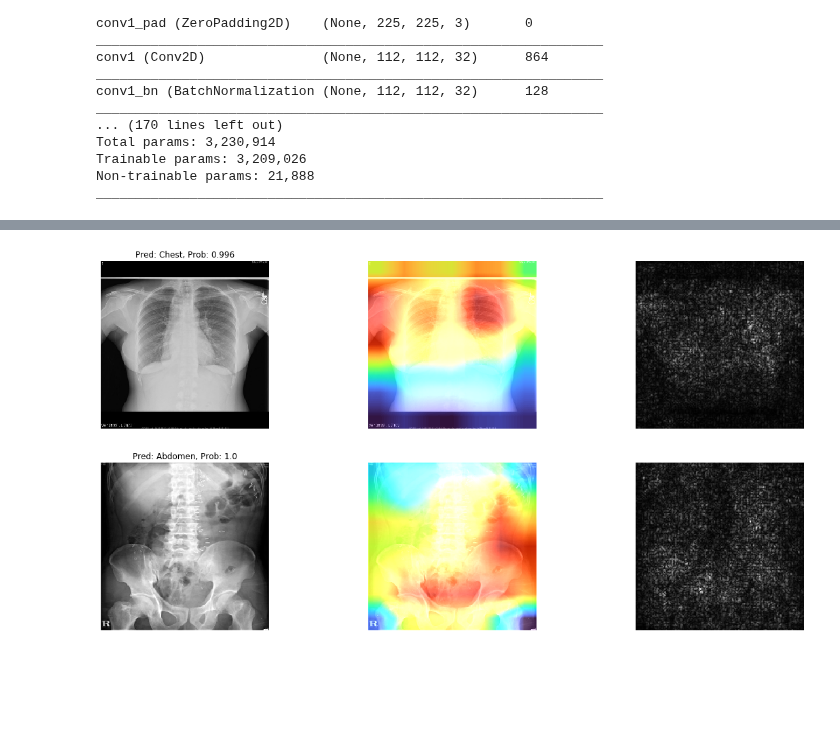
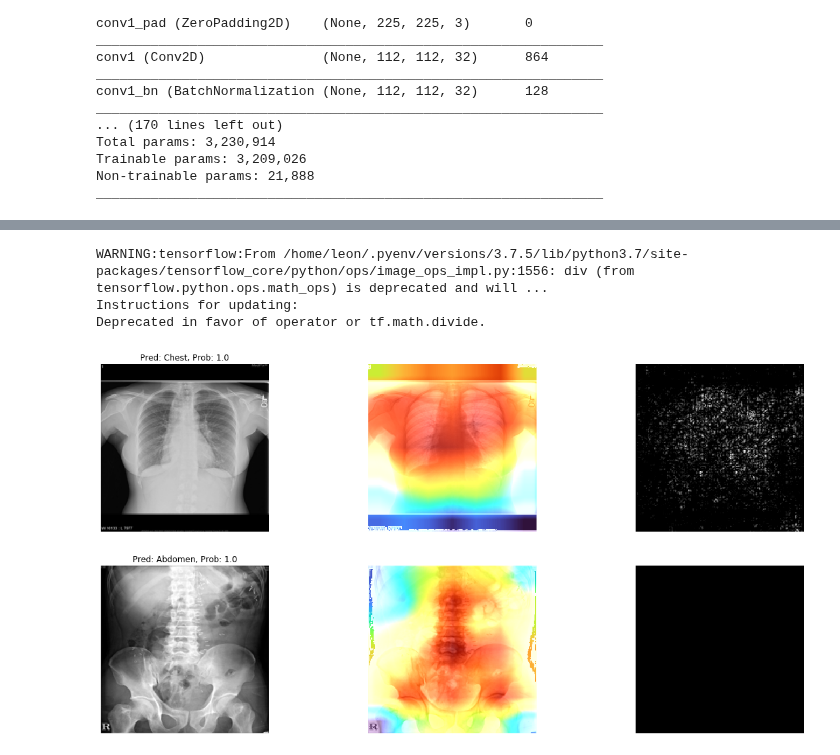
Before and after one commit to mdai/ml-lessons, a Jupyter notebook: lesson1-xray-images-classification.ipynb, the cells around one changed output, grey strips where cells are left out. Saved outputs shown, nothing was run; the diff lists cells and outputs as text; code cells hidden in the pictures; blank space fills up the shorter version.

```diff
--- a/lesson1-xray-images-classification.ipynb
+++ b/lesson1-xray-images-classification.ipynb
@@ -359,32 +370,35 @@ for i, image_id in enumerate(test_dataset.image_ids):
     plt.subplot(len(test_dataset.image_ids), 3, i*3+1)
     plt.title(title)
     plt.imshow(image)
     plt.axis('off')
 
     explainer = GradCAM()
     output = explainer.explain(
         validation_data=(X, None),
         model=model,
-        layer_name="conv_pw_13_relu",
+        layer_name="conv_pw_13",
         class_index=y_classes[0],
         colormap=cv2.COLORMAP_TURBO,
     )
 
     plt.subplot(len(test_dataset.image_ids), 3, i*3+2)
     plt.imshow(output)
     plt.axis('off')
 
     explainer = SmoothGrad()
     output = explainer.explain(
         validation_data=(X, None),
         model=model,
         class_index=y_classes[0],
     )
 
     plt.subplot(len(test_dataset.image_ids), 3, i*3+3)
     plt.imshow(output, cmap='gray')
     plt.axis('off')
 
 plt.show()
 # %% [output]
+WARNING:tensorflow:From /home/leon/.pyenv/versions/3.7.5/lib/python3.7/site-packages/tensorflow_core/python/ops/image_ops_impl.py:1556: div (from tensorflow.python.ops.math_ops) is deprecated and will ...
+Instructions for updating:
+Deprecated in favor of operator or tf.math.divide.
-[figure, old version]
+[figure, new version]
```
Also changed, not shown: parts of 10 cells of this notebook, 1 other file.
